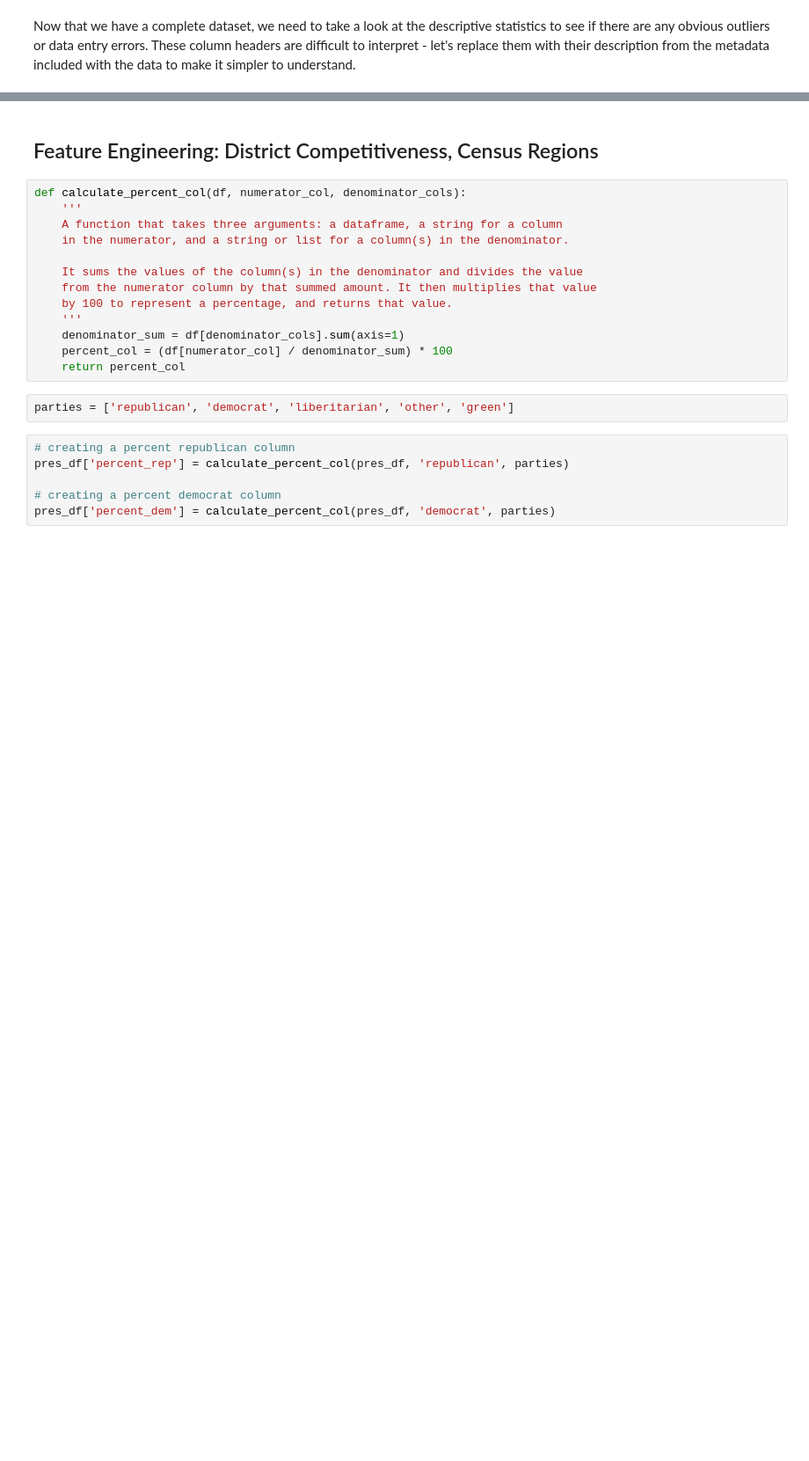
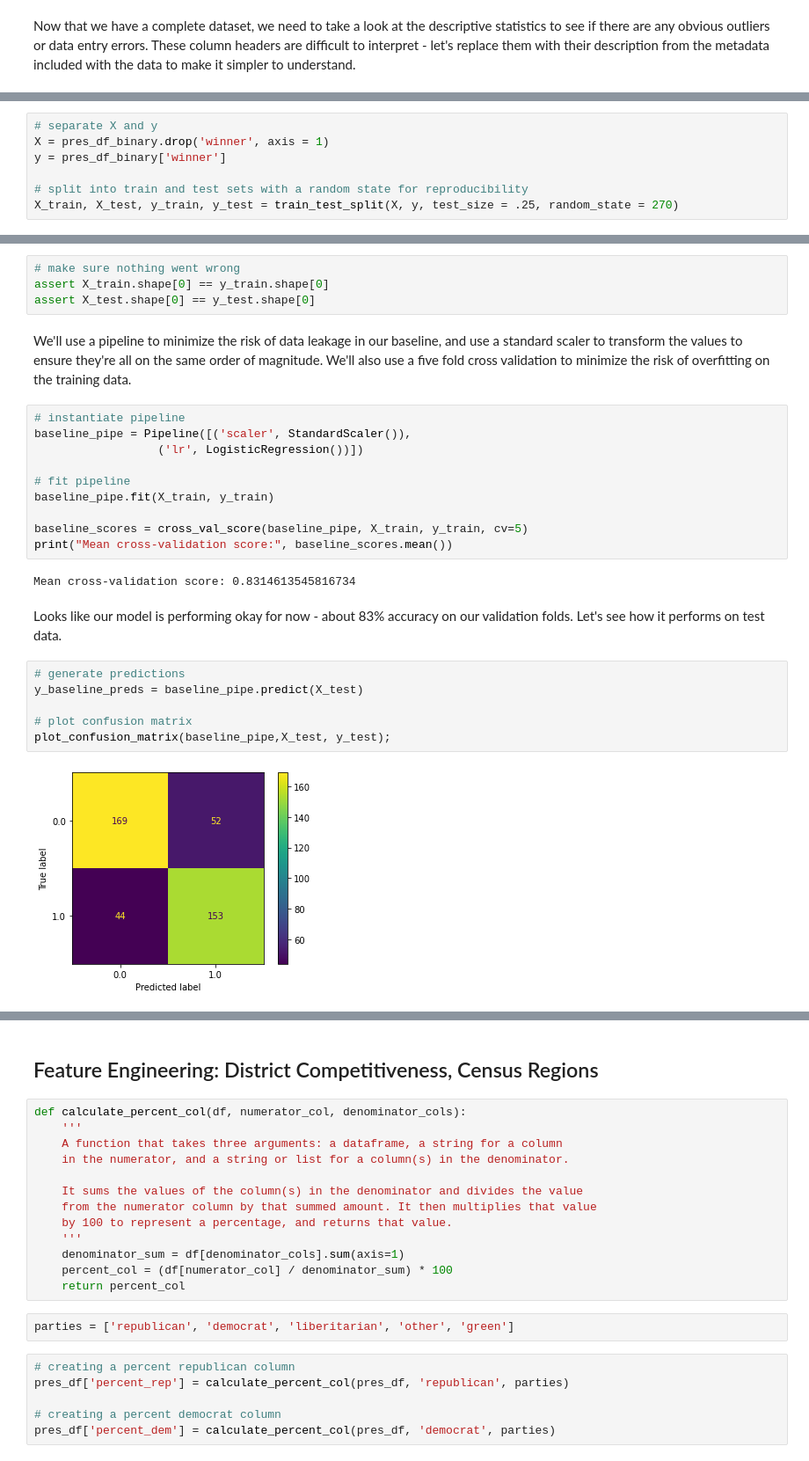
Before and after one commit to emgerber88/County_Pres_Election_Modeling, a Jupyter notebook: County_Pres_Election_Modeling.ipynb, the cells around one changed output, grey strips where cells are left out. Shown: that part at 88% size. Drawn from its saved outputs; the diff is of its cells as text; blank space fills up the shorter version.

```diff
--- a/County_Pres_Election_Modeling.ipynb
+++ b/County_Pres_Election_Modeling.ipynb
@@ -286,0 +376,7 @@ Let's examine the distribution of each column to check for potential outliers:
+# %%
+# separate X and y
+X = pres_df_binary.drop('winner', axis = 1)
+y = pres_df_binary['winner']
+
+# split into train and test sets with a random state for reproducibility
+X_train, X_test, y_train, y_test = train_test_split(X, y, test_size = .25, random_state = 270)
@@ -286,0 +403,28 @@ Let's examine the distribution of each column to check for potential outliers:
+# %%
+# make sure nothing went wrong
+assert X_train.shape[0] == y_train.shape[0]
+assert X_test.shape[0] == y_test.shape[0]
+# %% [markdown]
+We'll use a pipeline to minimize the risk of data leakage in our baseline, and use a standard scaler to transform the values to ensure they're all on the same order of magnitude. We'll also use a five fold cross validation to minimize the risk of overfitting on the training data.
+# %%
+# instantiate pipeline
+baseline_pipe = Pipeline([('scaler', StandardScaler()),
+                  ('lr', LogisticRegression())])
+
+# fit pipeline
+baseline_pipe.fit(X_train, y_train)
+
+baseline_scores = cross_val_score(baseline_pipe, X_train, y_train, cv=5)
+print("Mean cross-validation score:", baseline_scores.mean())
+# %% [output]
+Mean cross-validation score: 0.8314613545816734
+# %% [markdown]
+Looks like our model is performing okay for now - about 83% accuracy on our validation folds. Let's see how it performs on test data.
+# %%
+# generate predictions
+y_baseline_preds = baseline_pipe.predict(X_test)
+
+# plot confusion matrix
+plot_confusion_matrix(baseline_pipe,X_test, y_test);
+# %% [output]
+[figure, added]
```
Also changed, not shown: parts of 27 cells of this notebook.
